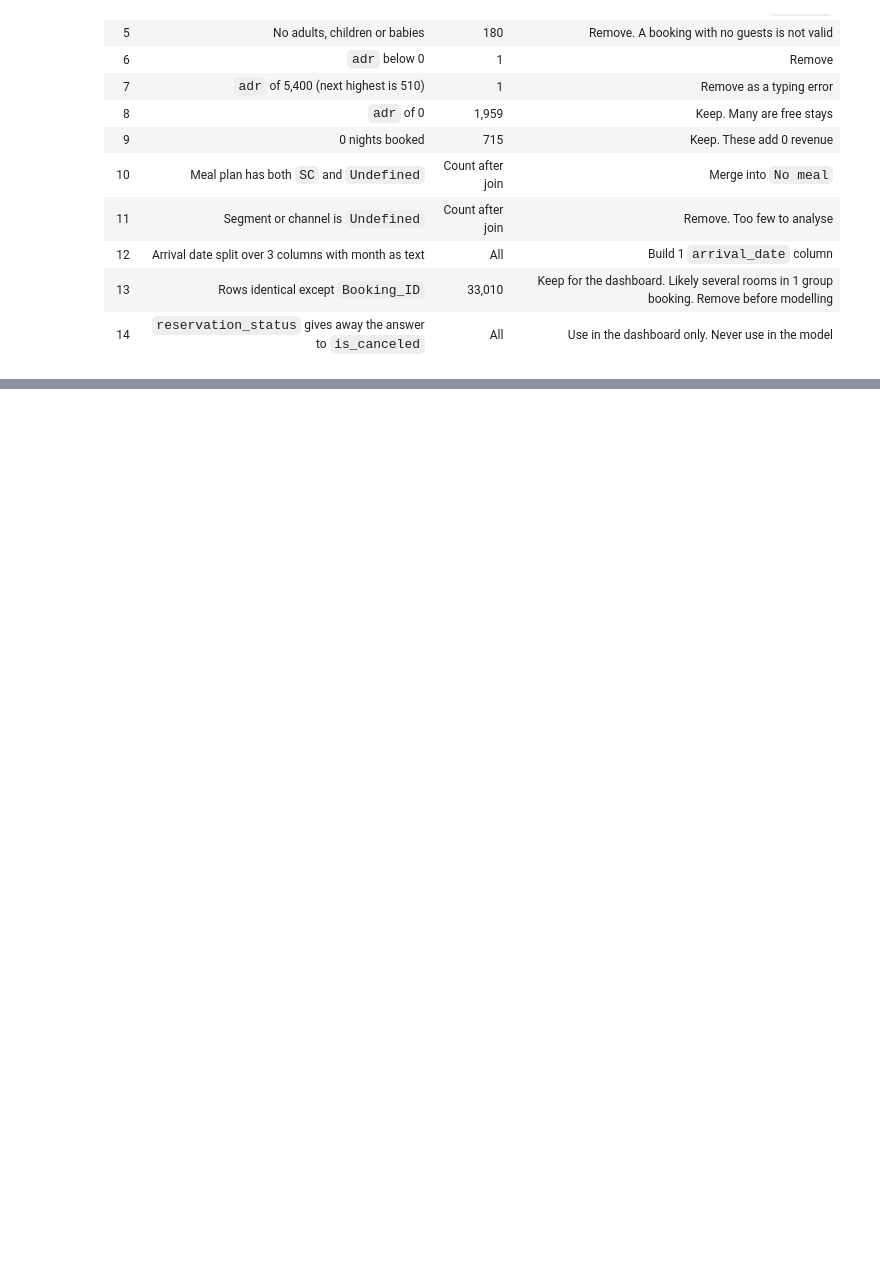
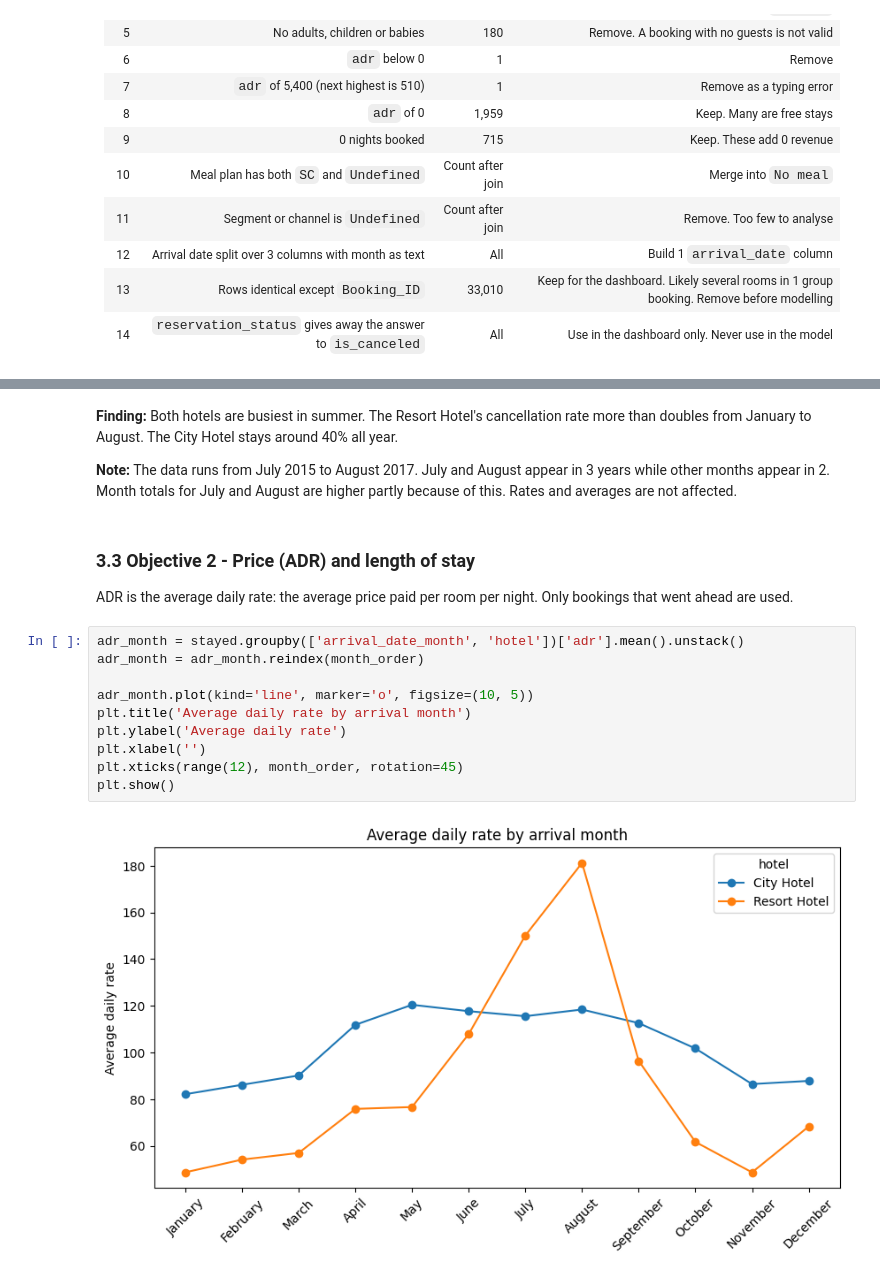
Before and after one commit to ahchu2525/capstone-hosp, a Jupyter notebook: hotel.ipynb, the cells around one changed output, grey strips where cells are left out. Saved outputs shown, nothing was run; the diff lists cells and outputs as text; blank space fills up the shorter version.

```diff
--- a/hotel.ipynb
+++ b/hotel.ipynb
@@ -242,0 +331,19 @@ True
+# %% [markdown]
+**Finding:** Both hotels are busiest in summer. The Resort Hotel's cancellation rate more than doubles from January to August. The City Hotel stays around 40% all year.
+
+**Note:** The data runs from July 2015 to August 2017. July and August appear in 3 years while other months appear in 2. Month totals for July and August are higher partly because of this. Rates and averages are not affected.
+# %% [markdown]
+### 3.3 Objective 2 - Price (ADR) and length of stay
+ADR is the average daily rate: the average price paid per room per night. Only bookings that went ahead are used.
+# %%
+adr_month = stayed.groupby(['arrival_date_month', 'hotel'])['adr'].mean().unstack()
+adr_month = adr_month.reindex(month_order)
+
+adr_month.plot(kind='line', marker='o', figsize=(10, 5))
+plt.title('Average daily rate by arrival month')
+plt.ylabel('Average daily rate')
+plt.xlabel('')
+plt.xticks(range(12), month_order, rotation=45)
+plt.show()
+# %% [output]
+[figure, added]
```
Also changed, not shown: parts of 29 cells of this notebook.
